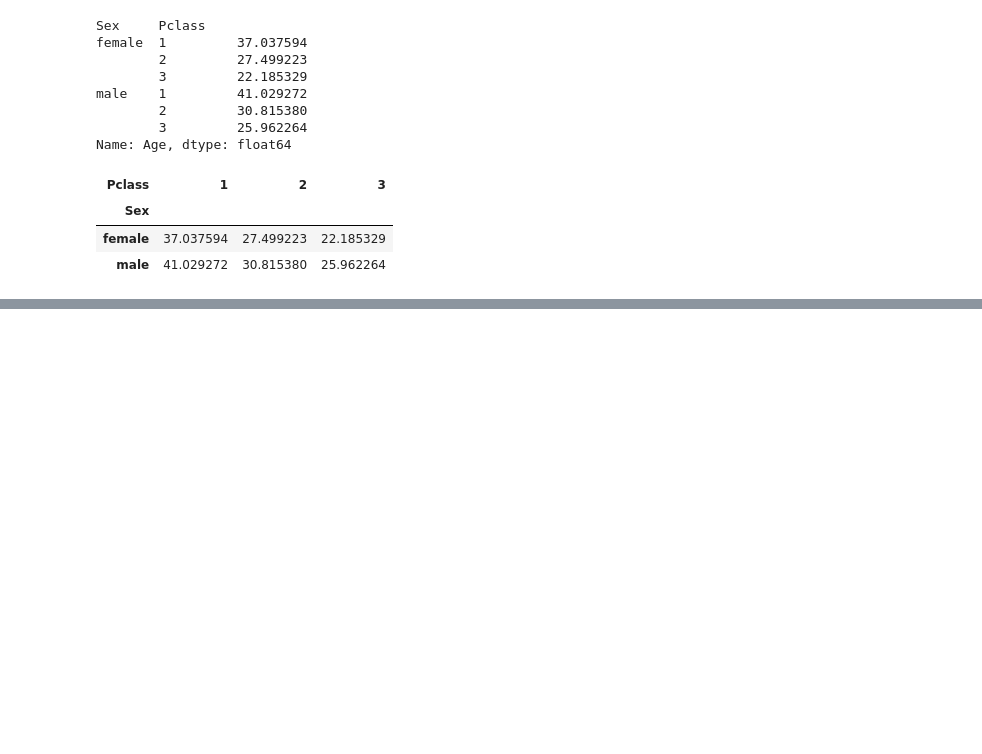
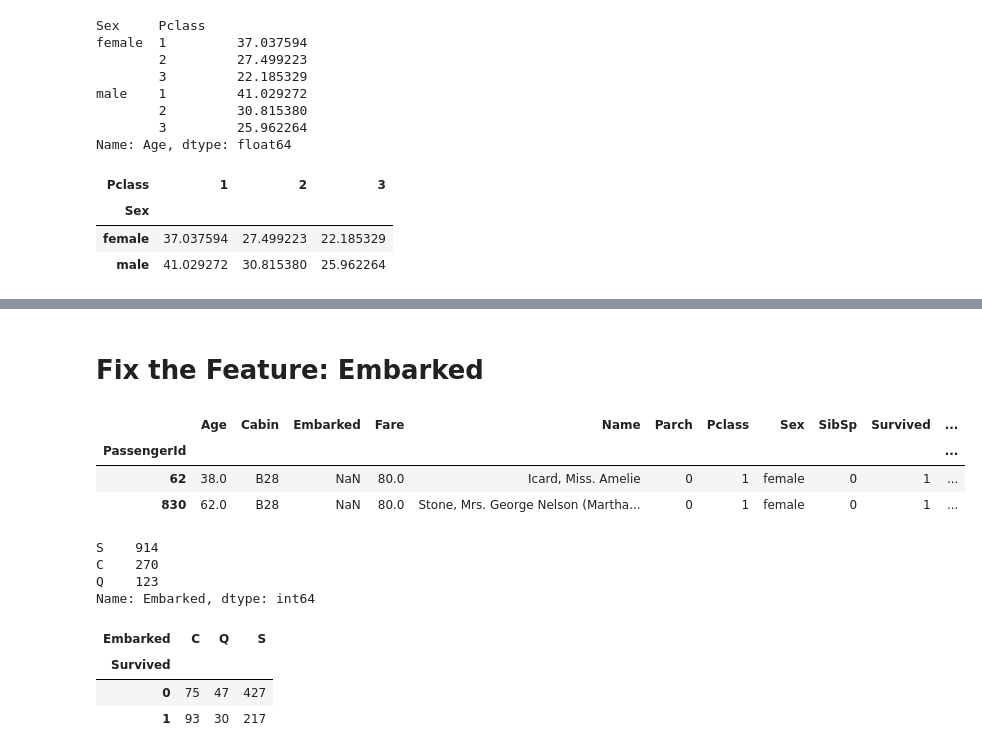
Before and after one commit to graemerenfrew/titanic, a Jupyter notebook: notebooks/2.0-ak-exploring-processing-data.ipynb, the cells around one changed output, grey strips where cells are left out. Cells and saved outputs as stored; diff of their text form; code cells hidden in the pictures; blank space fills up the shorter version.

Commit message:
imputing missing Embarked feature

```diff
--- a/notebooks/2.0-ak-exploring-processing-data.ipynb
+++ b/notebooks/2.0-ak-exploring-processing-data.ipynb
@@ -616,0 +641,32 @@ df.groupby(['Sex','Pclass']).Age.mean().unstack()
+# %% [markdown]
+# Fix the Feature: Embarked
+# %%
+# get only the isnull records into our data frame
+df[df.Embarked.isnull()]
+# %% [output]
+|  | Age | Cabin | Embarked | Fare | Name | Parch | Pclass | Sex | SibSp | Survived | ... |
+| PassengerId |  |  |  |  |  |  |  |  |  |  | ... |
+| 62 | 38.0 | B28 | NaN | 80.0 | Icard, Miss. Amelie | 0 | 1 | female | 0 | 1 | ... |
+| 830 | 62.0 | B28 | NaN | 80.0 | Stone, Mrs. George Nelson (Martha... | 0 | 1 | female | 0 | 1 | ... |
+# %%
+# So how can we will in the NaN embarked column here
+# What is the most common embarkation point?
+df.Embarked.value_counts()
+# %% [output]
+S    914
+C    270
+Q    123
+Name: Embarked, dtype: int64
+# %%
+# Most people got on at Southampton - we could use this to fill the missing value.
+# We should also notice that these two records both Survived.  So we could consider which embarkation point had the
+# the most survivors.  It would be interesting to cross check this.
+#
+# Which embarkation point had the most survivors - nb -888 is our default when we didn't know if they Survived, so we
+# ignore those particular -888 records !=
+pd.crosstab(df[df.Survived != -888].Survived, df[df.Survived != -888].Embarked)
+# %% [output]
+| Embarked | C | Q | S |
+| Survived |  |  |  |
+| 0 | 75 | 47 | 427 |
+| 1 | 93 | 30 | 217 |
```
Also changed, not shown: parts of 9 cells of this notebook.
